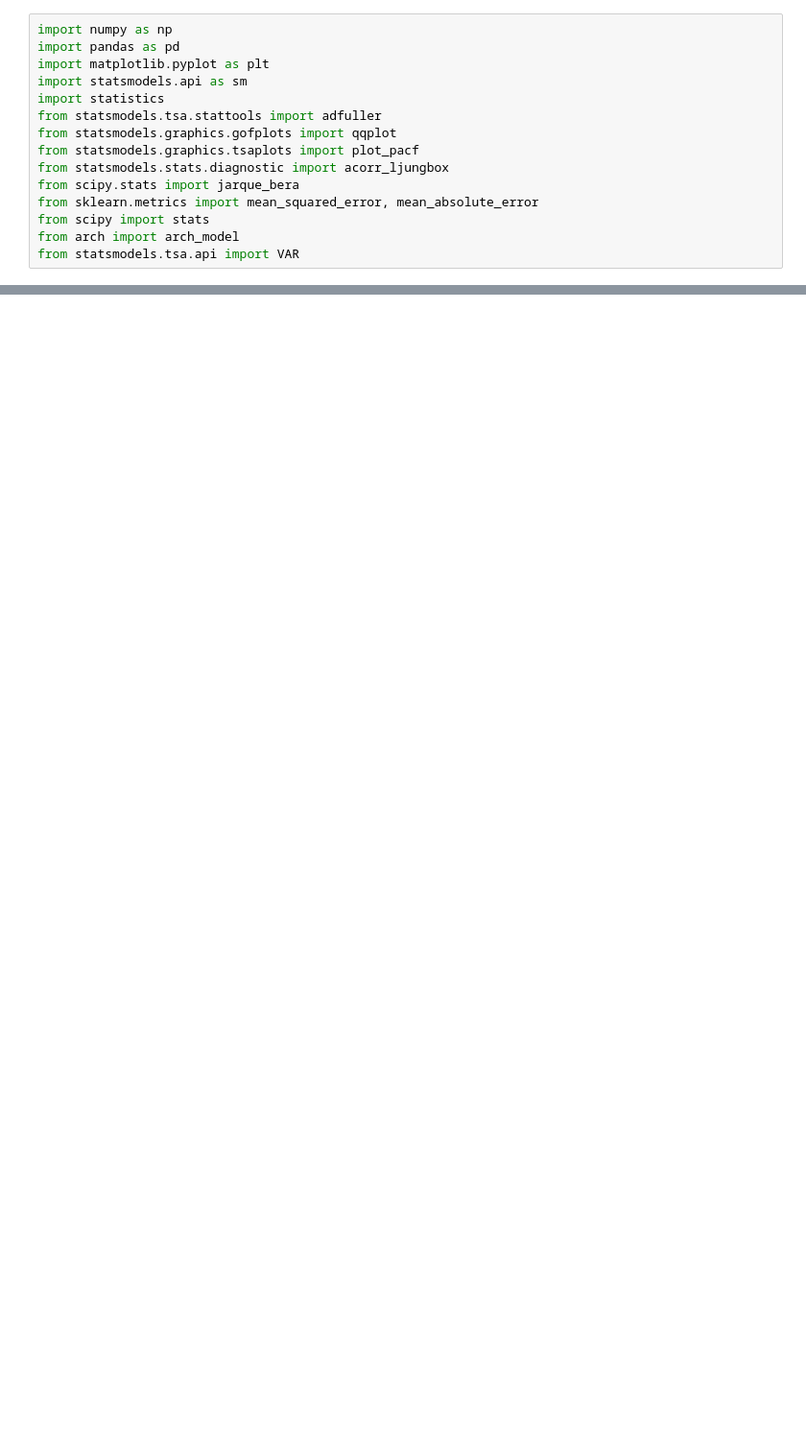
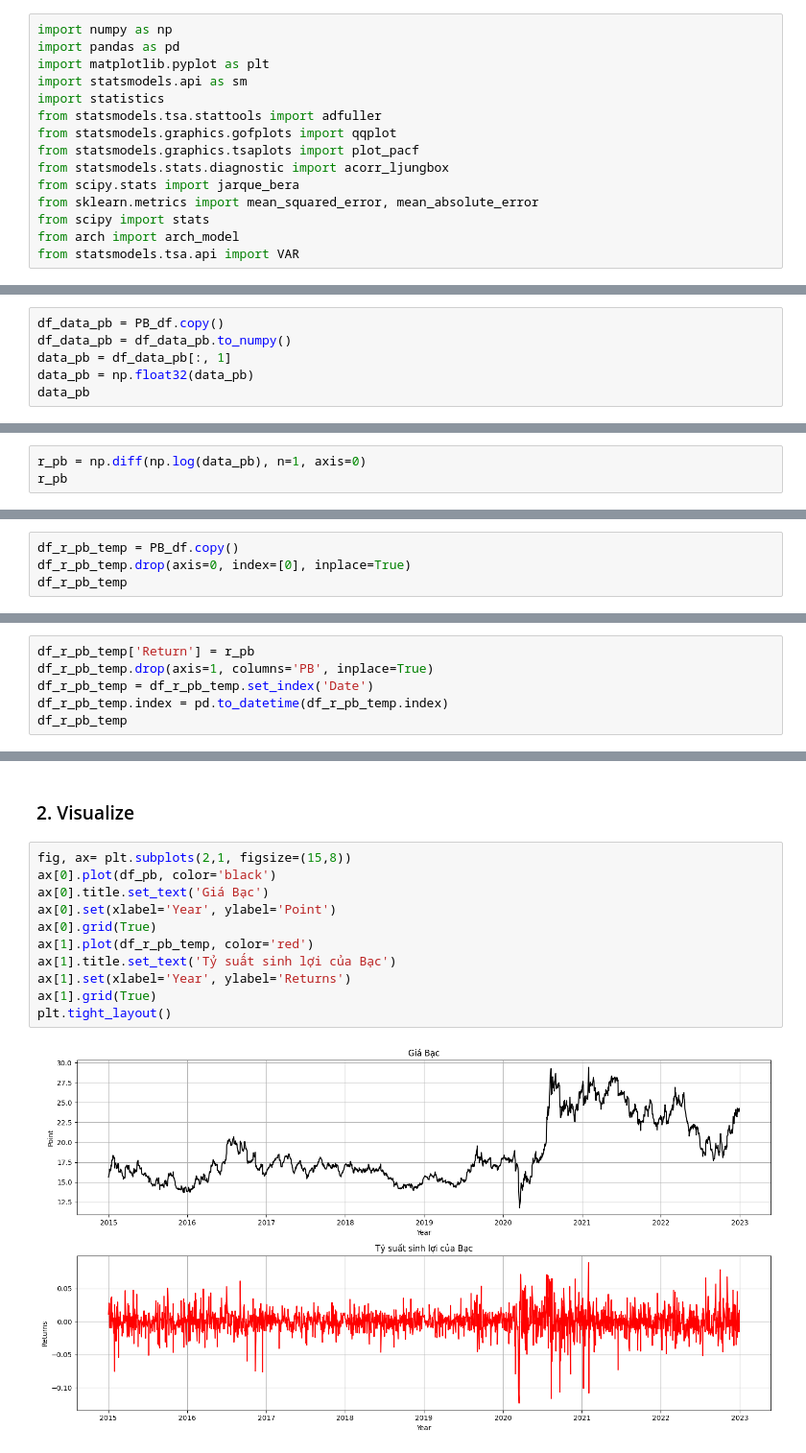
Before and after one commit to HoangLeebadboiz/MinhAnh, a Jupyter notebook: codeforMinhAnh.ipynb, the cells around one changed output, grey strips where cells are left out. Shown at 96% size. Cells and saved outputs as stored; diff of their text form; blank space fills up the shorter version.

```diff
--- a/codeforMinhAnh.ipynb
+++ b/codeforMinhAnh.ipynb
@@ -385,0 +829,6 @@ model or by setting rescale=False.
+# %%
+df_data_pb = PB_df.copy()
+df_data_pb = df_data_pb.to_numpy()
+data_pb = df_data_pb[:, 1]
+data_pb = np.float32(data_pb)
+data_pb
@@ -385,0 +837,3 @@ model or by setting rescale=False.
+# %%
+r_pb = np.diff(np.log(data_pb), n=1, axis=0)
+r_pb
@@ -385,0 +843,4 @@ model or by setting rescale=False.
+# %%
+df_r_pb_temp = PB_df.copy()
+df_r_pb_temp.drop(axis=0, index=[0], inplace=True)
+df_r_pb_temp
@@ -385,0 +861,6 @@ model or by setting rescale=False.
+# %%
+df_r_pb_temp['Return'] = r_pb
+df_r_pb_temp.drop(axis=1, columns='PB', inplace=True)
+df_r_pb_temp = df_r_pb_temp.set_index('Date')
+df_r_pb_temp.index = pd.to_datetime(df_r_pb_temp.index)
+df_r_pb_temp
@@ -385,0 +882,15 @@ model or by setting rescale=False.
+# %% [markdown]
+### 2. Visualize
+# %%
+fig, ax= plt.subplots(2,1, figsize=(15,8))
+ax[0].plot(df_pb, color='black')
+ax[0].title.set_text('Giá Bạc')
+ax[0].set(xlabel='Year', ylabel='Point')
+ax[0].grid(True)
+ax[1].plot(df_r_pb_temp, color='red')
+ax[1].title.set_text('Tỷ suất sinh lợi của Bạc')
+ax[1].set(xlabel='Year', ylabel='Returns')
+ax[1].grid(True)
+plt.tight_layout()
+# %% [output]
+[figure, added]
```
Also changed, not shown: parts of 82 cells of this notebook, 1 other file.
